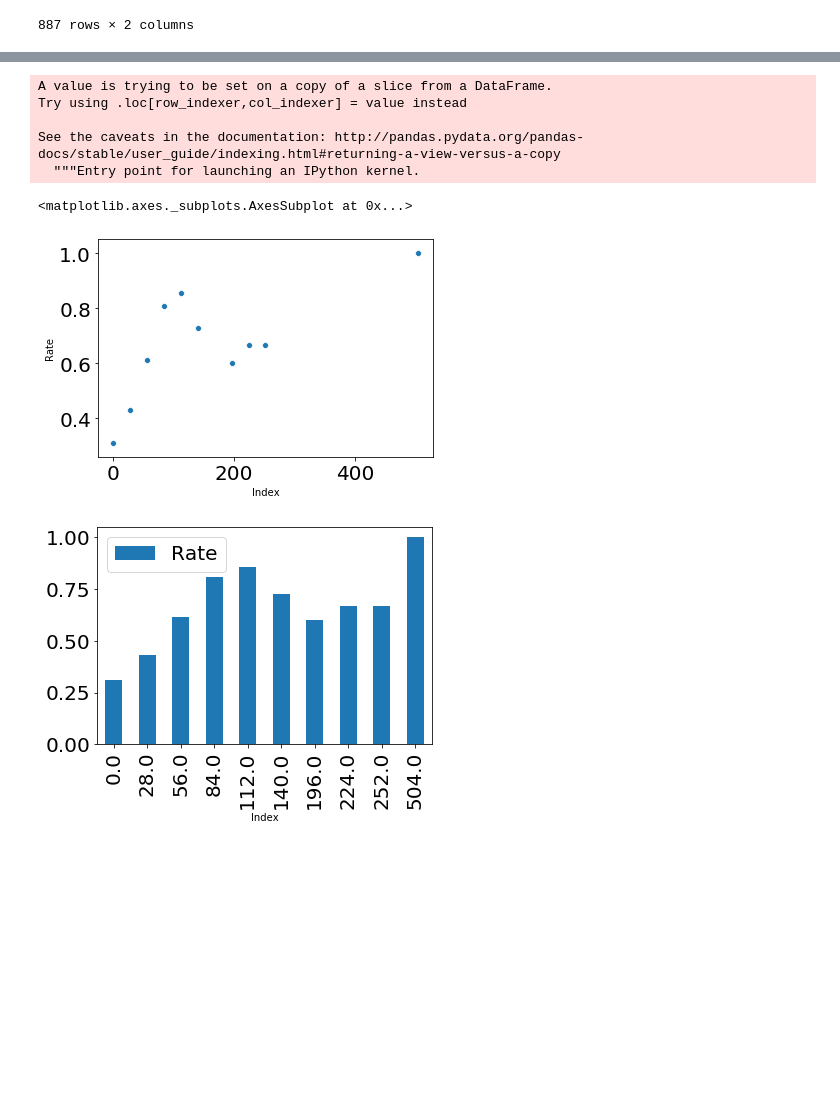
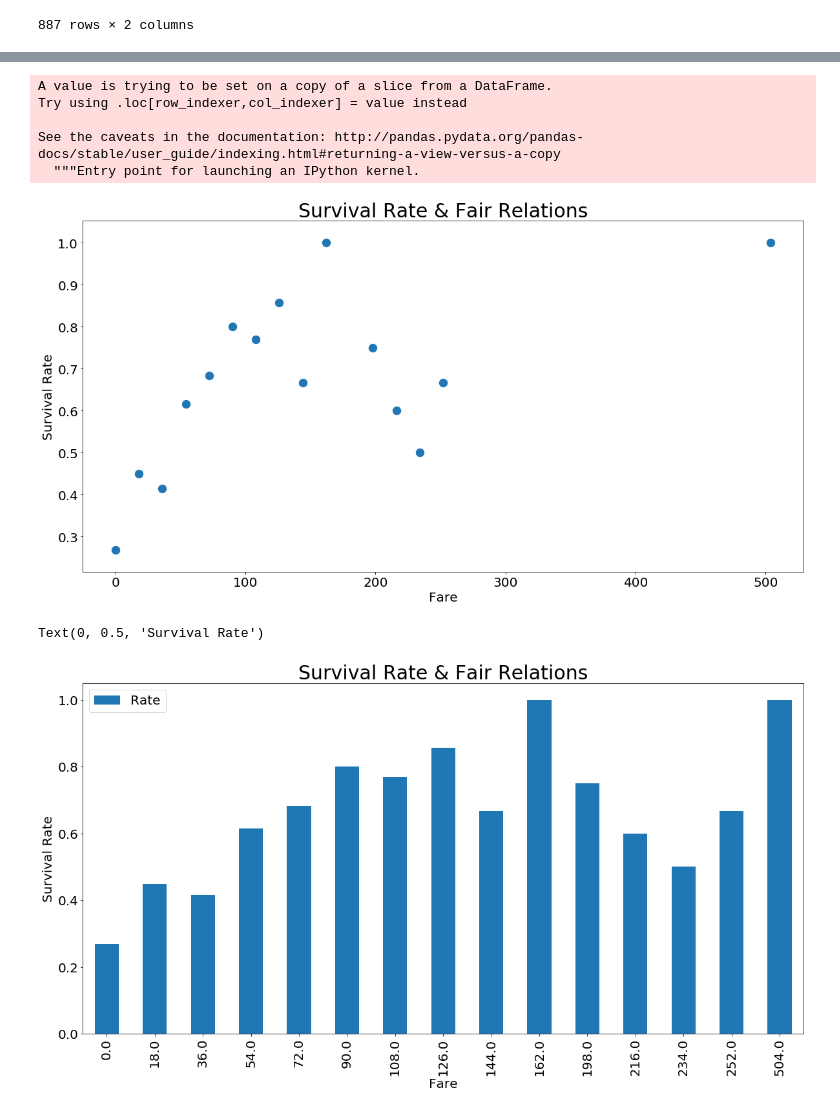
Before and after one commit to USF-CS-663-Spring-2020/lab-02-titanic-CSWang2019, a Jupyter notebook: Lab2_Titanic.ipynb, the cells around one changed output, grey strips where cells are left out. Cells and saved outputs as stored; diff of their text form; code cells hidden in the pictures; blank space fills up the shorter version.

```diff
--- a/Lab2_Titanic.ipynb
+++ b/Lab2_Titanic.ipynb
@@ -52,4 +42,13 @@ bound_size = 28
 # %%
+df = pd.read_csv('titanic.csv')
+pdf = df[['Survived','Fare']]
+spdf = pdf.sort_values(by=['Fare'])
+spdf = spdf.reset_index(drop=True)
+max_fare = spdf.iloc[len(spdf)-1:len(spdf)]['Fare']
+result = pd.DataFrame()
+
+bound_size = 18
+
 
 for i in range((int)(1 + max_fare/bound_size)):
     lower_bound = i*bound_size
@@ -78,29 +77,41 @@ for i in range((int)(1 + max_fare/bound_size)):
         #result[bound_name] = survive_rate
 
         result = result.append({'Index':lower_bound, 'Range': bound_name, 'Rate': survive_rate}, ignore_index=True)
+
 pure_result = result[result['Rate'] != -1]
-# %%
-pure_result['Index'] = pure_result
-import seaborn as sns
-%matplotlib inline
-sns.scatterplot(x = 'Index',y='Rate',data = pure_result)
-# %% [output]
-A value is trying to be set on a copy of a slice from a DataFrame.
-Try using .loc[row_indexer,col_indexer] = value instead
-
-See the caveats in the documentation: http://pandas.pydata.org/pandas-docs/stable/user_guide/indexing.html#returning-a-view-versus-a-copy
-  """Entry point for launching an IPython kernel.
-<matplotlib.axes._subplots.AxesSubplot at 0x...>
-[figure, removed]
-# %%
-import matplotlib.mlab as mlab
-import matplotlib.pyplot as plt
-# pure_result.hist(bins=20)
-# spdf.hist(bins=20)
-
-ax = pure_result.plot.bar(x='Index')
-# %% [output]
-[figure, removed]
+# %%
+pure_result['Index'] = pure_result
+import seaborn as sns
+%matplotlib inline
+
+f, ax= plt.subplots(figsize = (20, 10))
+ax = sns.scatterplot(x = 'Index',y='Rate',data = pure_result,s=200)
+plt.xlabel("Fare", fontsize=20)
+plt.ylabel("Survival Rate", fontsize=20)
+plt.title('Survival Rate & Fair Relations',fontsize = 30)
+ax.tick_params(axis='y',labelsize=20)
+ax.tick_params(axis='x',labelsize=20)
+# plt.set_xticklabels(20)
+# %% [output]
+A value is trying to be set on a copy of a slice from a DataFrame.
+Try using .loc[row_indexer,col_indexer] = value instead
+
+See the caveats in the documentation: http://pandas.pydata.org/pandas-docs/stable/user_guide/indexing.html#returning-a-view-versus-a-copy
+  """Entry point for launching an IPython kernel.
+[figure, added]
+# %%
+import matplotlib.mlab as mlab
+import matplotlib.pyplot as plt
+
+ax = pure_result.plot.bar(x='Index',title = 'Survival Rate & Fair Relations',figsize = (20,10),fontsize = 20)
+ax.title.set_size(30)
+# ax.set(xlabel="Fare", ylabel="Rate")
+ax.legend(loc=2, prop={'size': 20})
+plt.xlabel("Fare", fontsize=20)
+plt.ylabel("Survival Rate", fontsize=20)
+# %% [output]
+Text(0, 0.5, 'Survival Rate')
+[figure, added]
 # %%
 survived = 'survived'
 not_survived = 'not survived'
```
Also changed, not shown: parts of 6 cells of this notebook.
